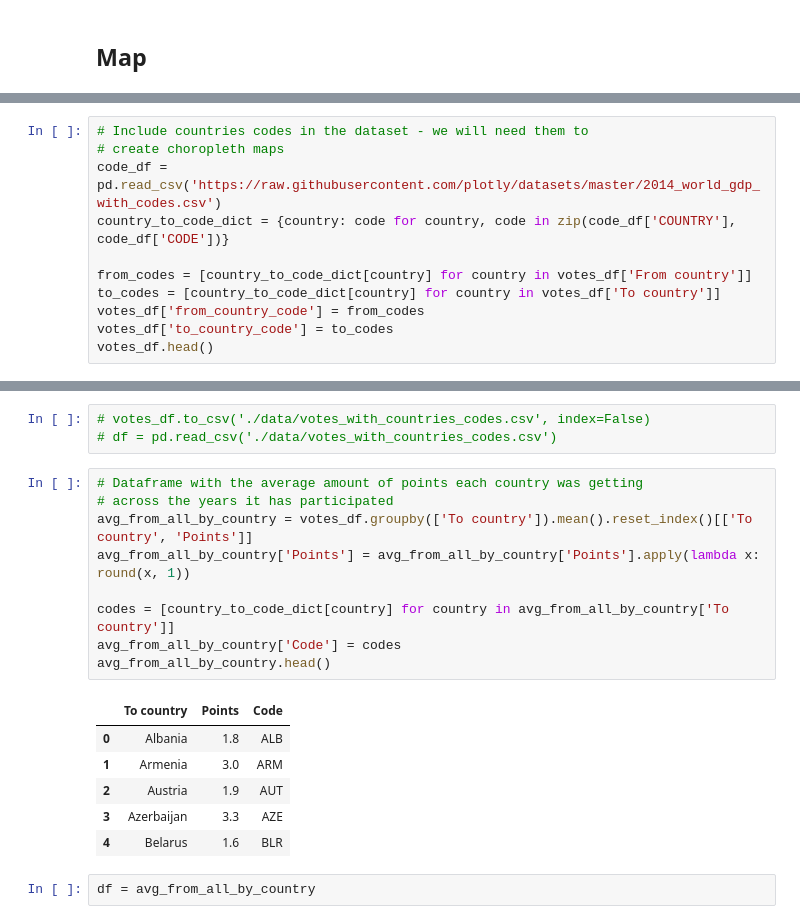
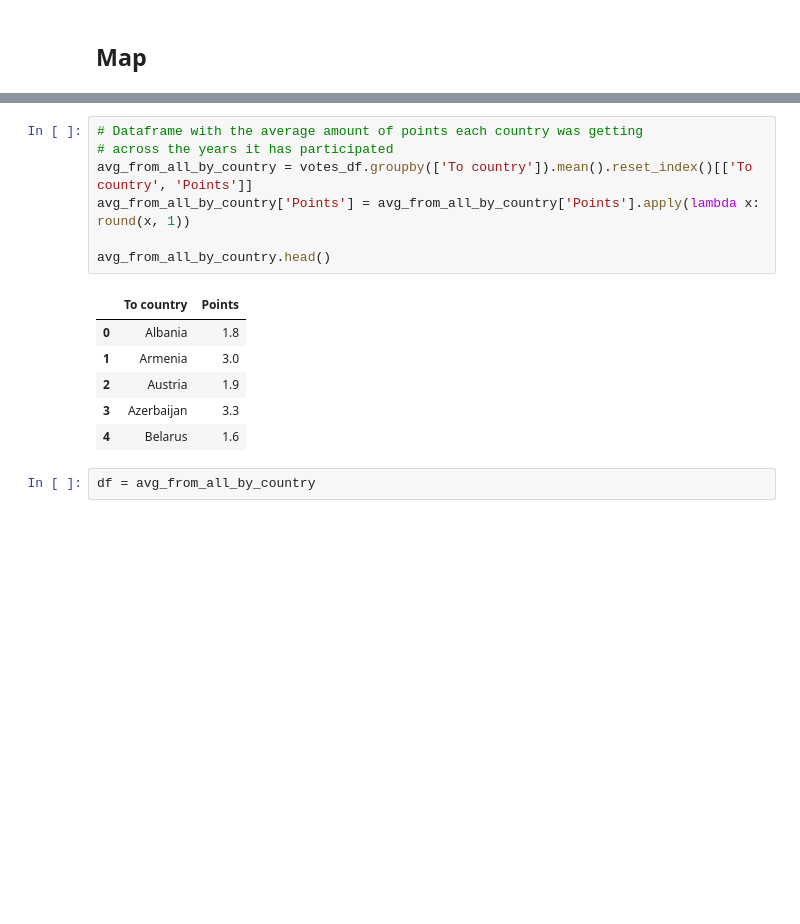
Before and after one commit to EdenBD/How-To-Win-Eurovision, a Jupyter notebook: votes_visualization.ipynb, the cells around one changed output, grey strips where cells are left out. Drawn from its saved outputs; the diff is of its cells as text; blank space fills up the shorter version.

Commit message:
Votes vis. script: minor updates/cleanup

```diff
--- a/votes_visualization.ipynb
+++ b/votes_visualization.ipynb
@@ -217,11 +207,0 @@ Successfully installed plotly-4.3.0 retrying-1.3.3 six-1.13.0
-# %%
-# Include countries codes in the dataset - we will need them to
-# create choropleth maps
-code_df = pd.read_csv('https://raw.githubusercontent.com/plotly/datasets/master/2014_world_gdp_with_codes.csv')
-country_to_code_dict = {country: code for country, code in zip(code_df['COUNTRY'], code_df['CODE'])}
-
-from_codes = [country_to_code_dict[country] for country in votes_df['From country']]
-to_codes = [country_to_code_dict[country] for country in votes_df['To country']]
-votes_df['from_country_code'] = from_codes
-votes_df['to_country_code'] = to_codes
-votes_df.head()
@@ -235,22 +208,17 @@ votes_df.head()
-# %%
-# votes_df.to_csv('./data/votes_with_countries_codes.csv', index=False)
-# df = pd.read_csv('./data/votes_with_countries_codes.csv')
 # %%
 # Dataframe with the average amount of points each country was getting
 # across the years it has participated
 avg_from_all_by_country = votes_df.groupby(['To country']).mean().reset_index()[['To country', 'Points']]
 avg_from_all_by_country['Points'] = avg_from_all_by_country['Points'].apply(lambda x: round(x, 1))
 
-codes = [country_to_code_dict[country] for country in avg_from_all_by_country['To country']]
-avg_from_all_by_country['Code'] = codes
 avg_from_all_by_country.head()
 # %% [output]
-|  | To country | Points | Code |
-| 0 | Albania | 1.8 | ALB |
-| 1 | Armenia | 3.0 | ARM |
-| 2 | Austria | 1.9 | AUT |
-| 3 | Azerbaijan | 3.3 | AZE |
-| 4 | Belarus | 1.6 | BLR |
+|  | To country | Points |
+| 0 | Albania | 1.8 |
+| 1 | Armenia | 3.0 |
+| 2 | Austria | 1.9 |
+| 3 | Azerbaijan | 3.3 |
+| 4 | Belarus | 1.6 |
 # %%
 df = avg_from_all_by_country
 # %%
```
Also changed, not shown: parts of 9 cells of this notebook.
